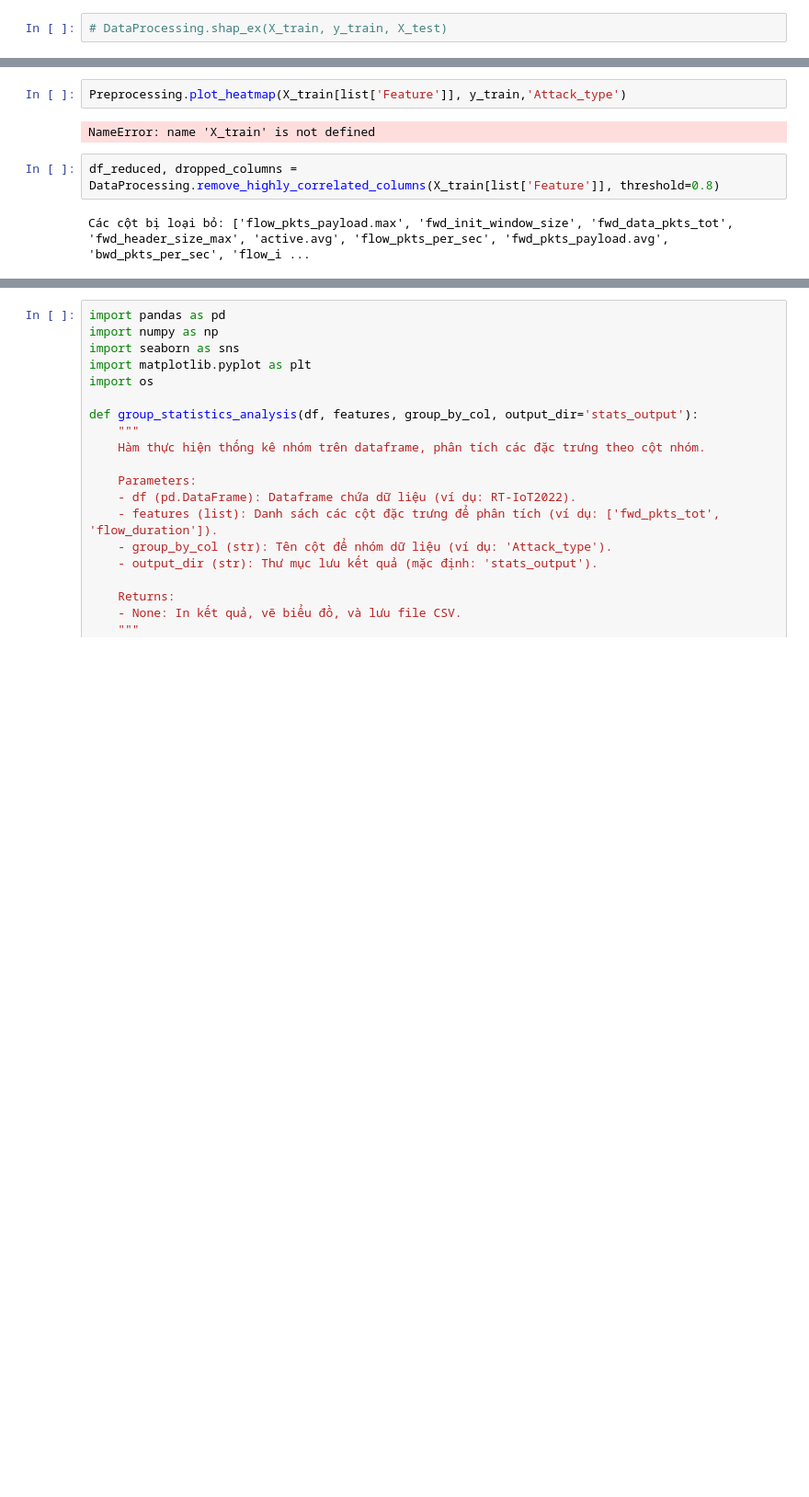
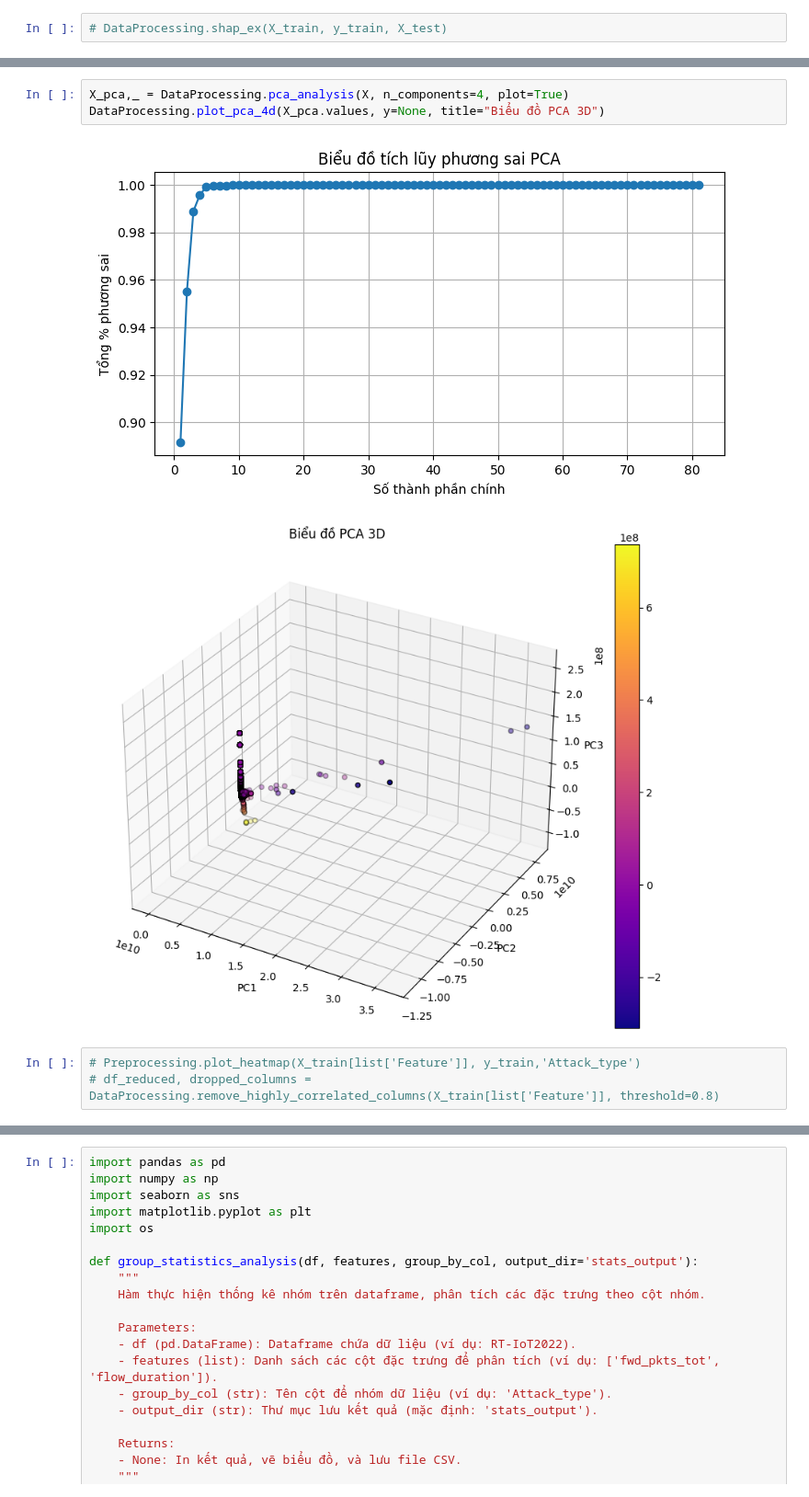
Before and after one commit to quixinh/ppnckh, a Jupyter notebook: EDA/EDA.ipynb, the cells around one changed output, grey strips where cells are left out. Shown: that part at 92% size. Cells and saved outputs as stored; diff of their text form; blank space fills up the shorter version.

```diff
--- a/EDA/EDA.ipynb
+++ b/EDA/EDA.ipynb
@@ -130,11 +129,12 @@ DataProcessing.pca_analysis(X, n_components=2, plot=True)
 # %%
-Preprocessing.plot_heatmap(X_train[list['Feature']], y_train,'Attack_type')
+X_pca,_ = DataProcessing.pca_analysis(X, n_components=4, plot=True)
+DataProcessing.plot_pca_4d(X_pca.values, y=None, title="Biểu đồ PCA 3D")
 # %% [output]
-NameError: name 'X_train' is not defined
+[figure, added]
+[figure, added]
 # %%
-df_reduced, dropped_columns = DataProcessing.remove_highly_correlated_columns(X_train[list['Feature']], threshold=0.8)
+# Preprocessing.plot_heatmap(X_train[list['Feature']], y_train,'Attack_type')
+# df_reduced, dropped_columns = DataProcessing.remove_highly_correlated_columns(X_train[list['Feature']], threshold=0.8)
-# %% [output]
-Các cột bị loại bỏ: ['flow_pkts_payload.max', 'fwd_init_window_size', 'fwd_data_pkts_tot', 'fwd_header_size_max', 'active.avg', 'flow_pkts_per_sec', 'fwd_pkts_payload.avg', 'bwd_pkts_per_sec', 'flow_i ...
 # %%
 Preprocessing.plot_heatmap(X_train[list['Feature']].drop(dropped_columns, axis=1), y_train,'Attack_type')
 # %% [output]
```
Also changed, not shown: parts of 3 cells of this notebook, 1 other file.
